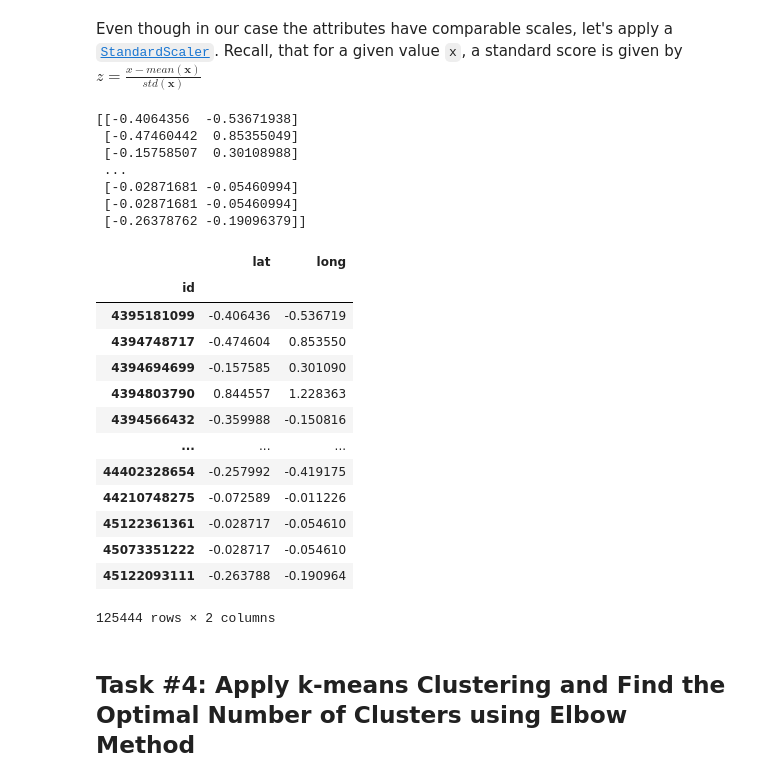
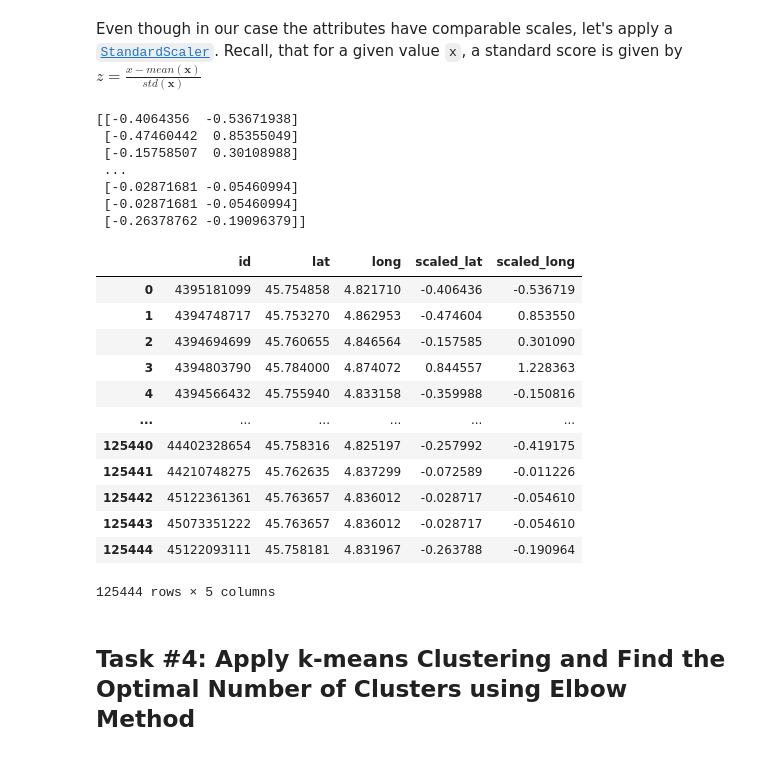
Before and after one commit to armynion/Data-Mining-Lab-INSA-4IF, a Jupyter notebook: Main.ipynb, the cells around one changed output. Saved outputs shown, nothing was run; the diff lists cells and outputs as text; code cells hidden in the pictures.

```diff
--- a/Main.ipynb
+++ b/Main.ipynb
@@ -316,34 +364,34 @@ from sklearn.preprocessing import StandardScaler
 # %%
 # Scale the data
 scaler = StandardScaler()
 scaled_data = scaler.fit_transform(coordinates_df[["lat", "long"]])
 # show
 print(scaled_data)
 # create a DataFrame
-scaled_coordinates_df = pd.DataFrame(data=scaled_data, columns=["lat", "long"])
-scaled_coordinates_df.set_index(coordinates_df["id"])
+scaled_coordinates_df = pd.DataFrame(data=coordinates_df)
+scaled_coordinates_df[['scaled_lat', 'scaled_long']] = scaled_data
+scaled_coordinates_df
 # %% [output]
 [[-0.4064356  -0.53671938]
  [-0.47460442  0.85355049]
  [-0.15758507  0.30108988]
  ...
  [-0.02871681 -0.05460994]
  [-0.02871681 -0.05460994]
  [-0.26378762 -0.19096379]]
-|  | lat | long |
-| id |  |  |
-| 4395181099 | -0.406436 | -0.536719 |
-| 4394748717 | -0.474604 | 0.853550 |
-| 4394694699 | -0.157585 | 0.301090 |
-| 4394803790 | 0.844557 | 1.228363 |
-| 4394566432 | -0.359988 | -0.150816 |
-| ... | ... | ... |
-| 44402328654 | -0.257992 | -0.419175 |
-| 44210748275 | -0.072589 | -0.011226 |
-| 45122361361 | -0.028717 | -0.054610 |
-| 45073351222 | -0.028717 | -0.054610 |
-| 45122093111 | -0.263788 | -0.190964 |
+|  | id | lat | long | scaled_lat | scaled_long |
+| 0 | 4395181099 | 45.754858 | 4.821710 | -0.406436 | -0.536719 |
+| 1 | 4394748717 | 45.753270 | 4.862953 | -0.474604 | 0.853550 |
+| 2 | 4394694699 | 45.760655 | 4.846564 | -0.157585 | 0.301090 |
+| 3 | 4394803790 | 45.784000 | 4.874072 | 0.844557 | 1.228363 |
+| 4 | 4394566432 | 45.755940 | 4.833158 | -0.359988 | -0.150816 |
+| ... | ... | ... | ... | ... | ... |
+| 125440 | 44402328654 | 45.758316 | 4.825197 | -0.257992 | -0.419175 |
+| 125441 | 44210748275 | 45.762635 | 4.837299 | -0.072589 | -0.011226 |
+| 125442 | 45122361361 | 45.763657 | 4.836012 | -0.028717 | -0.054610 |
+| 125443 | 45073351222 | 45.763657 | 4.836012 | -0.028717 | -0.054610 |
+| 125444 | 45122093111 | 45.758181 | 4.831967 | -0.263788 | -0.190964 |
-125444 rows × 2 columns
+125444 rows × 5 columns
 # %% [markdown]
 ## Task #4: Apply k-means Clustering and Find the Optimal Number of Clusters using Elbow Method
 # %% [markdown]
```
Also changed, not shown: parts of 4 cells of this notebook.
